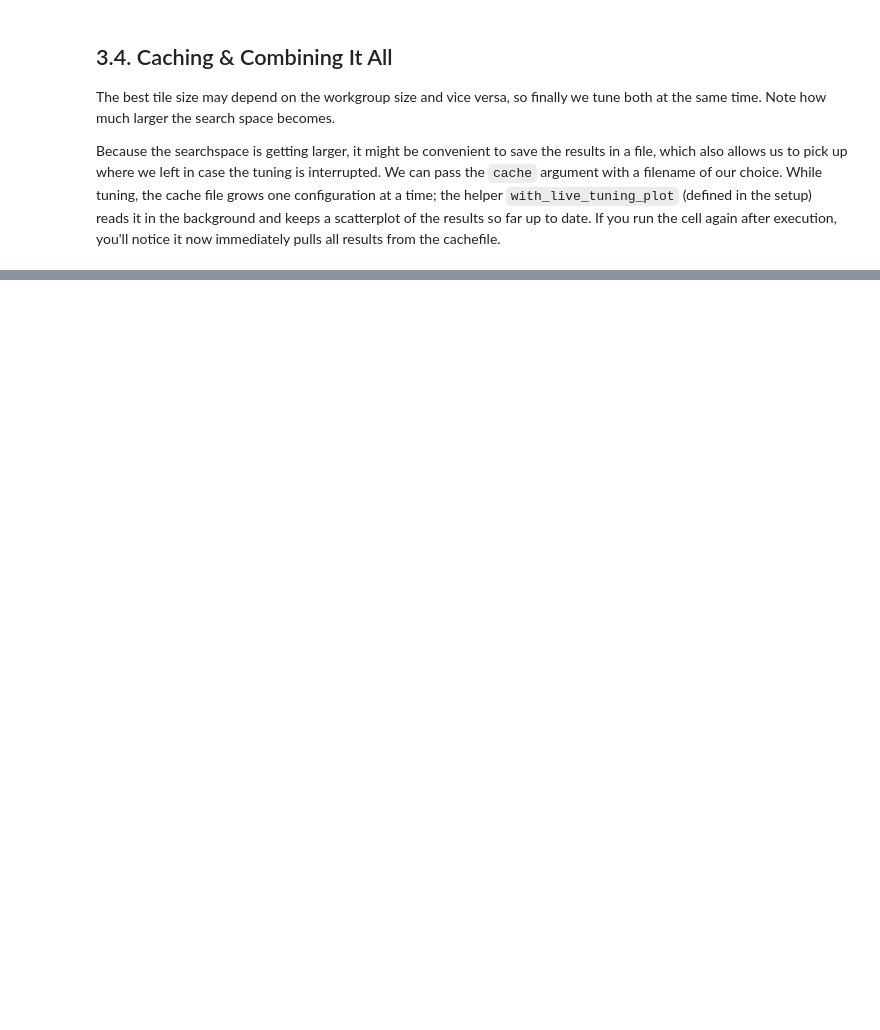
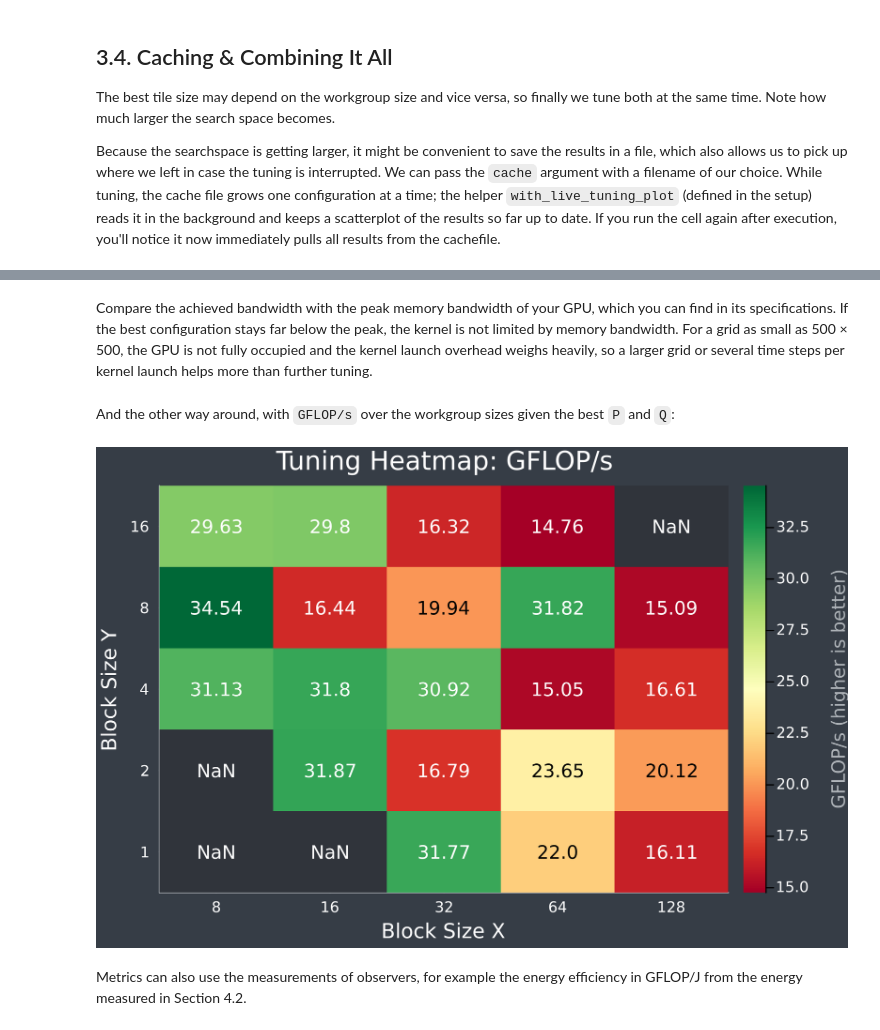
Before and after one commit to fjwillemsen/julia-hpc-tutorial-sc26, a Jupyter notebook: 02-Parallel-Programming/KernelTuner/solved_notebooks/gray-scott.ipynb, the cells around one changed output, grey strips where cells are left out. Cells and saved outputs as stored; diff of their text form; code cells hidden in the pictures; blank space fills up the shorter version.

```diff
--- a/02-Parallel-Programming/KernelTuner/solved_notebooks/gray-scott.ipynb
+++ b/02-Parallel-Programming/KernelTuner/solved_notebooks/gray-scott.ipynb
@@ -570,0 +890,12 @@ P=4, Q=1, block_size_x=32, block_size_y=4, time=0.247ms
+# %% [markdown]
+Compare the achieved bandwidth with the peak memory bandwidth of your GPU, which you can find in its specifications. If the best configuration stays far below the peak, the kernel is not limited by memory bandwidth. For a grid as small as 500 × 500, the GPU is not fully occupied and the kernel launch overhead weighs heavily, so a larger grid or several time steps per kernel launch helps more than further tuning.
+# %% [markdown]
+And the other way around, with `GFLOP/s` over the workgroup sizes given the best `P` and `Q`:
+# %%
+best = env_metrics["best_config"]
+results_best_wg = filter(r -> r["P"] == best["P"] && r["Q"] == best["Q"], results_metrics)
+plot_heatmap_tuning_results(results_best_wg, "block_size_x", "block_size_y", "GFLOP/s", true)
+# %% [output]
+[figure, added]
+# %% [markdown]
+Metrics can also use the measurements of observers, for example the energy efficiency in GFLOP/J from the energy measured in Section 4.2.
```
Also changed, not shown: parts of 37 cells of this notebook, 1 other file.
